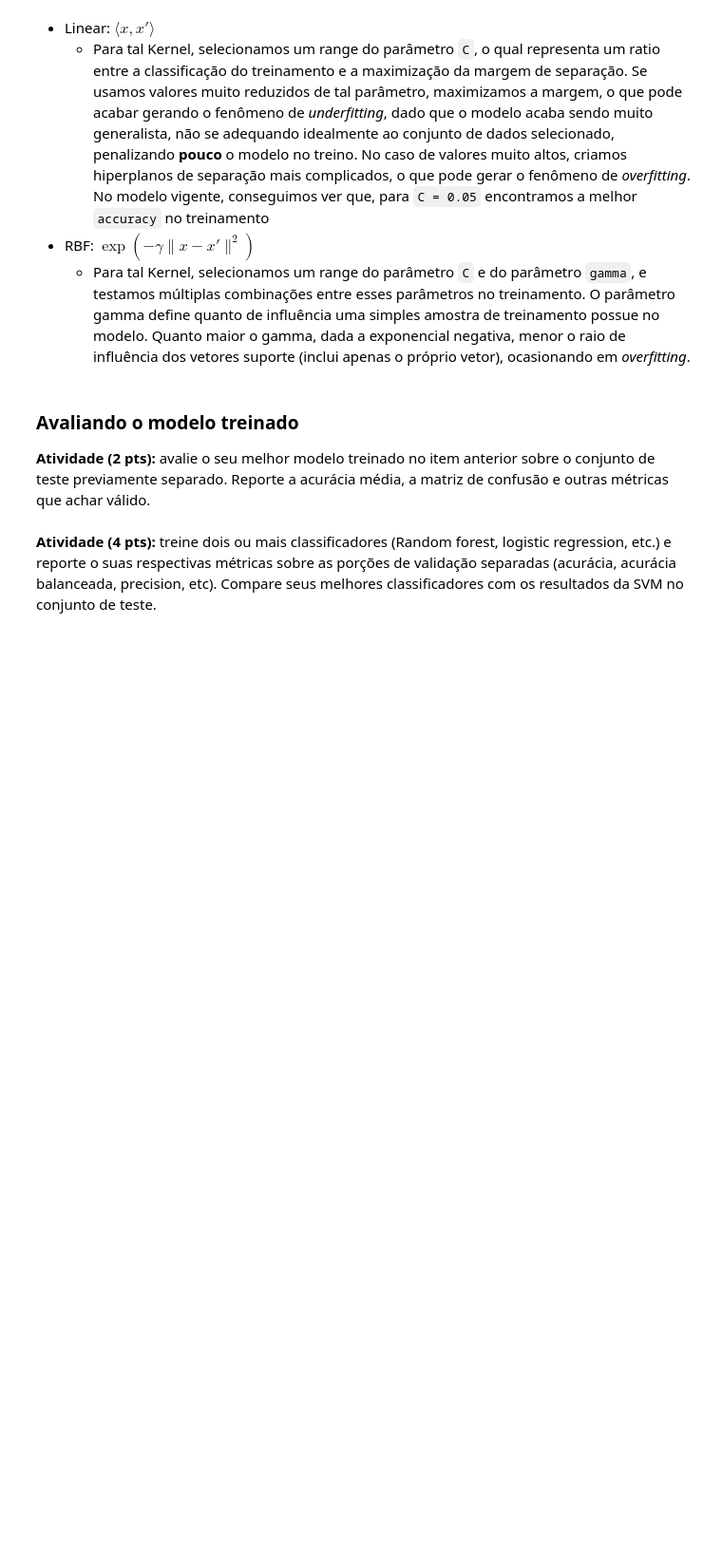
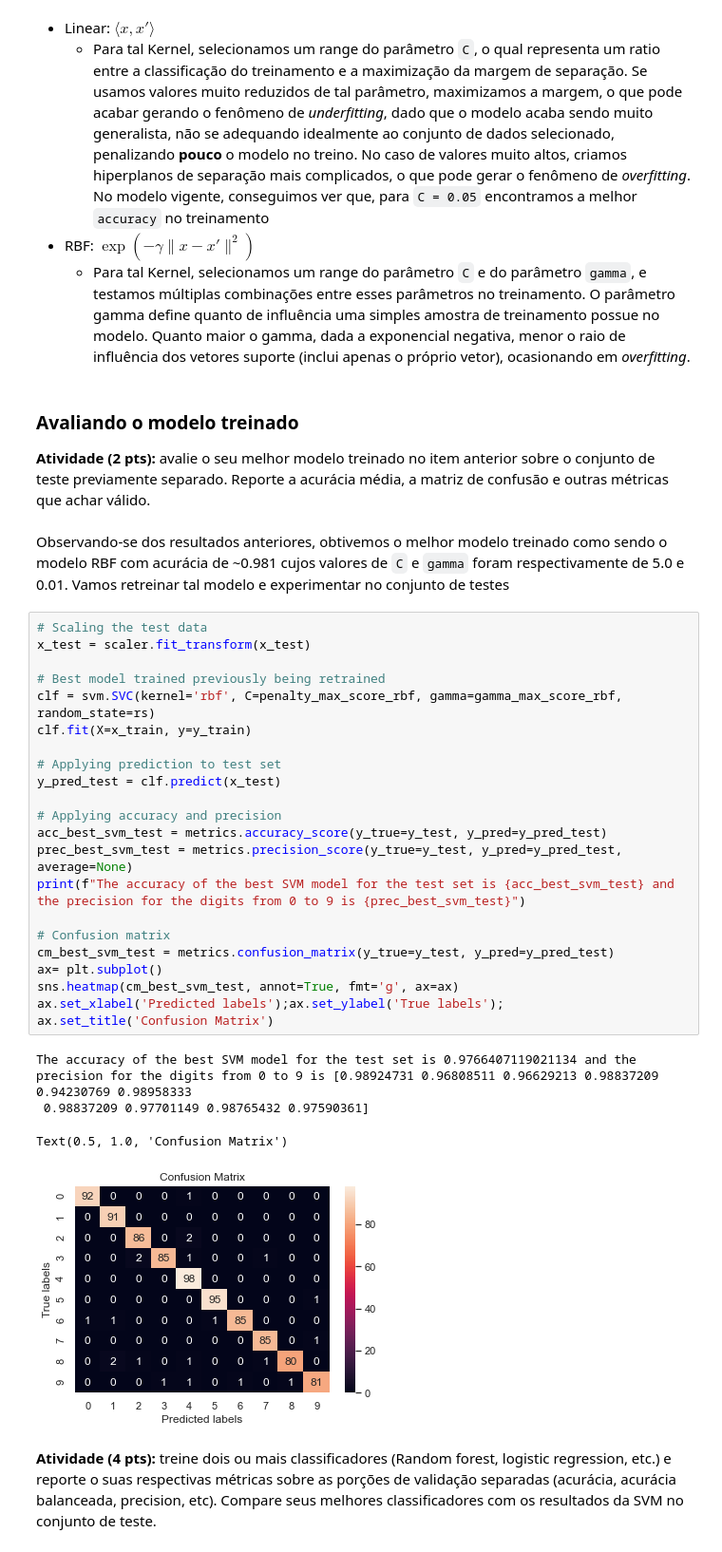
Before and after one commit to kroncatti/complex-data-mining, a Jupyter notebook: inf-0616-supervised-learning/assignment1-svm/assignment_1.ipynb, the cells around one changed output. Shown at 95% size. Cells and saved outputs as stored; diff of their text form; blank space fills up the shorter version.

```diff
--- a/inf-0616-supervised-learning/assignment1-svm/assignment_1.ipynb
+++ b/inf-0616-supervised-learning/assignment1-svm/assignment_1.ipynb
@@ -206,6 +206,35 @@ SVM se mostra como uma técnica de classificação relativamente eficiente quand
 ### Avaliando o modelo treinado
 
 **Atividade (2 pts):** avalie o seu melhor modelo treinado no item anterior sobre o conjunto de teste previamente separado. Reporte a acurácia média, a matriz de confusão e outras métricas que achar válido.
+# %% [markdown]
+Observando-se dos resultados anteriores, obtivemos o melhor modelo treinado como sendo o modelo RBF com acurácia de ~0.981 cujos valores de `C` e `gamma` foram respectivamente de 5.0 e 0.01. Vamos retreinar tal modelo e experimentar no conjunto de testes
+# %%
+# Scaling the test data
+x_test = scaler.fit_transform(x_test)
+
+# Best model trained previously being retrained
+clf = svm.SVC(kernel='rbf', C=penalty_max_score_rbf, gamma=gamma_max_score_rbf, random_state=rs)
+clf.fit(X=x_train, y=y_train)
+
+# Applying prediction to test set
+y_pred_test = clf.predict(x_test)
+
+# Applying accuracy and precision
+acc_best_svm_test = metrics.accuracy_score(y_true=y_test, y_pred=y_pred_test)
+prec_best_svm_test = metrics.precision_score(y_true=y_test, y_pred=y_pred_test, average=None)
+print(f"The accuracy of the best SVM model for the test set is {acc_best_svm_test} and the precision for the digits from 0 to 9 is {prec_best_svm_test}")
+
+# Confusion matrix
+cm_best_svm_test = metrics.confusion_matrix(y_true=y_test, y_pred=y_pred_test)
+ax= plt.subplot()
+sns.heatmap(cm_best_svm_test, annot=True, fmt='g', ax=ax)
+ax.set_xlabel('Predicted labels');ax.set_ylabel('True labels');
+ax.set_title('Confusion Matrix')
+# %% [output]
+The accuracy of the best SVM model for the test set is 0.9766407119021134 and the precision for the digits from 0 to 9 is [0.98924731 0.96808511 0.96629213 0.98837209 0.94230769 0.98958333
+ 0.98837209 0.97701149 0.98765432 0.97590361]
+Text(0.5, 1.0, 'Confusion Matrix')
+[figure, added]
 # %% [markdown]
 **Atividade (4 pts):** treine dois ou mais classificadores (Random forest, logistic regression, etc.) e reporte o suas respectivas métricas sobre as porções de validação separadas (acurácia, acurácia balanceada, precision, etc). Compare seus melhores classificadores com os resultados da SVM no conjunto de teste.
 # %% [markdown]
```
